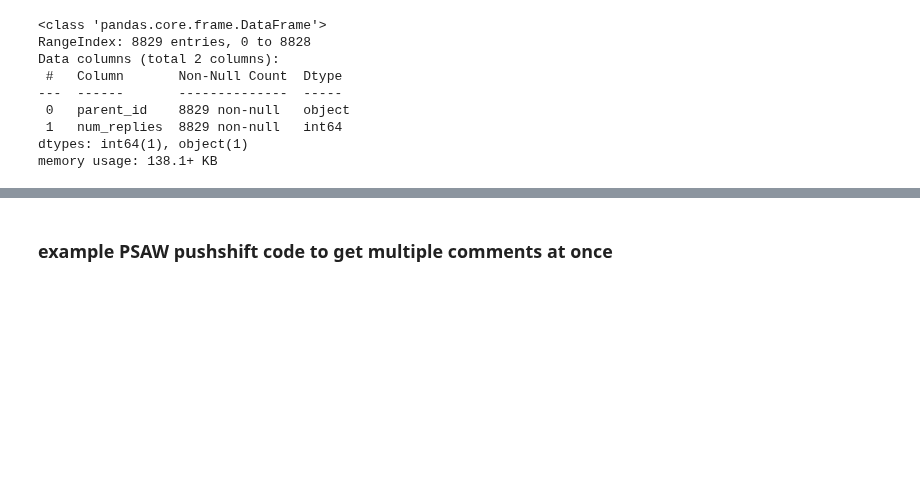
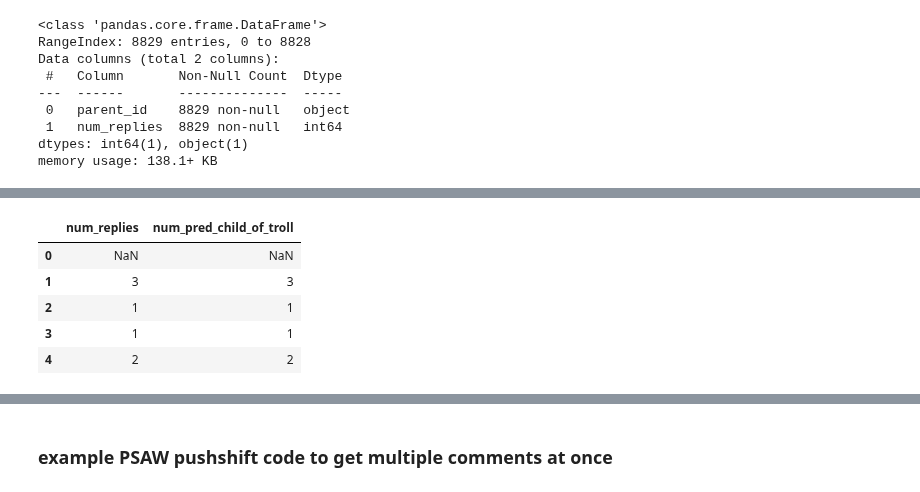
Before and after one commit to cfdv/troll_classifier, a Jupyter notebook: diffuse_child_of_troll_to_parent_to_classify.ipynb, the cells around one changed output, grey strips where cells are left out. Saved outputs shown, nothing was run; the diff lists cells and outputs as text; code cells hidden in the pictures; blank space fills up the shorter version.

```diff
--- a/diffuse_child_of_troll_to_parent_to_classify.ipynb
+++ b/diffuse_child_of_troll_to_parent_to_classify.ipynb
@@ -617,12 +613,15 @@ parent_id_num_replies_num_child_of_troll_pred.head()
 | 3 | t1_c5dwn1i | 1 | 0 |
 | 4 | t1_c5dwrdv | 1 | 1 |
 # %%
-pd.DataFrame(np.hstack(
+# parse out the short version of the parent id b/c we need to match to comment id, which has no prefix, 't1_'
+columns = list(parent_id_num_replies_num_child_of_troll_pred.columns) + ['id']
+comment_id_reply_count_troll_pred = pd.DataFrame(np.hstack(
                 [
                     parent_id_num_replies_num_child_of_troll_pred.values,
                     np.array(
                         [s[3:] for s in parent_id_num_replies_num_child_of_troll_pred['parent_id']]
                     ).reshape(-1, 1)
                 ]),
-             columns=['parent_id', 'num_replies', 'child_of_troll?_pred', 'short_id'])
+             columns=['parent_id', 'num_replies', 'num_pred_child_of_troll', 'id']).drop('parent_id', axis=1)
+comment_id_reply_count_troll_pred.info()
 # %% [output]
@@ -709,0 +638,14 @@ toplevel_parent_reply_counts_df = pd.DataFrame(
+# %%
+# order these metrics by corpus ids
+corpus_ordered_num_replies_num_pred_child_of_troll = (comms.merge(
+    comment_id_reply_count_troll_pred, on='id', how='left', copy=False)
+    [['num_replies', 'num_pred_child_of_troll']])
+# %%
+corpus_ordered_num_replies_num_pred_child_of_troll.head()
+# %% [output]
+|  | num_replies | num_pred_child_of_troll |
+| 0 | NaN | NaN |
+| 1 | 3 | 3 |
+| 2 | 1 | 1 |
+| 3 | 1 | 1 |
+| 4 | 2 | 2 |
```
Also changed, not shown: parts of 11 cells of this notebook.
